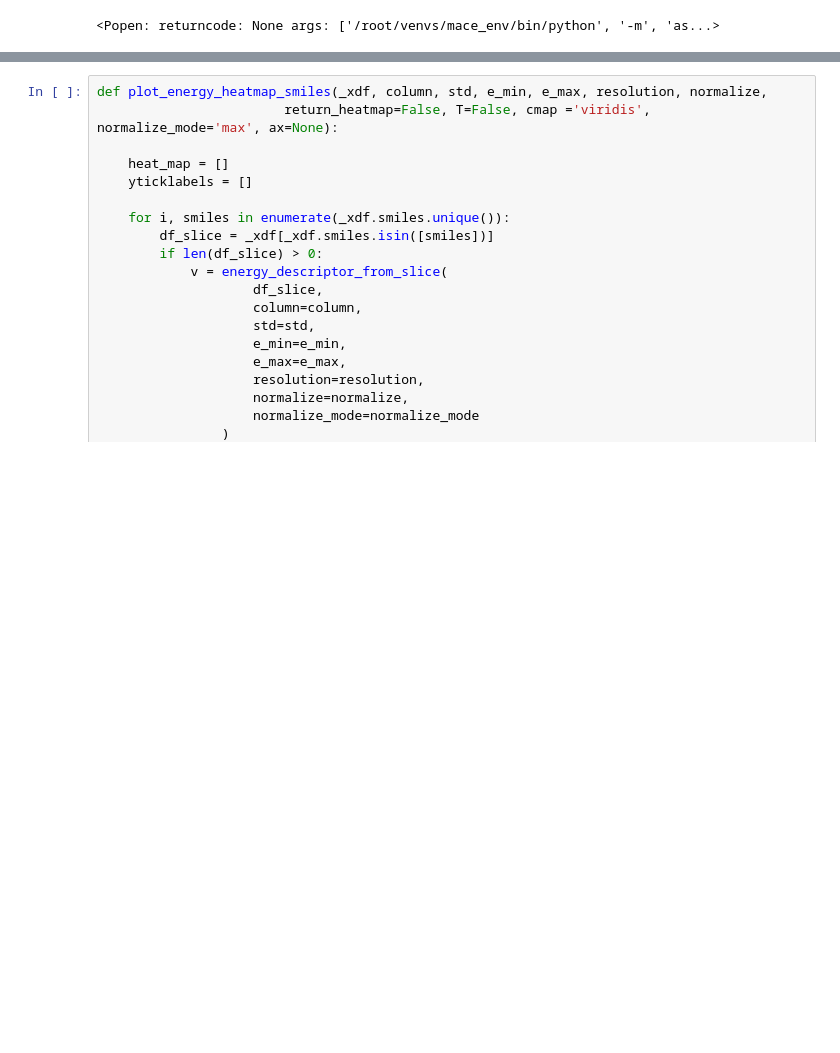
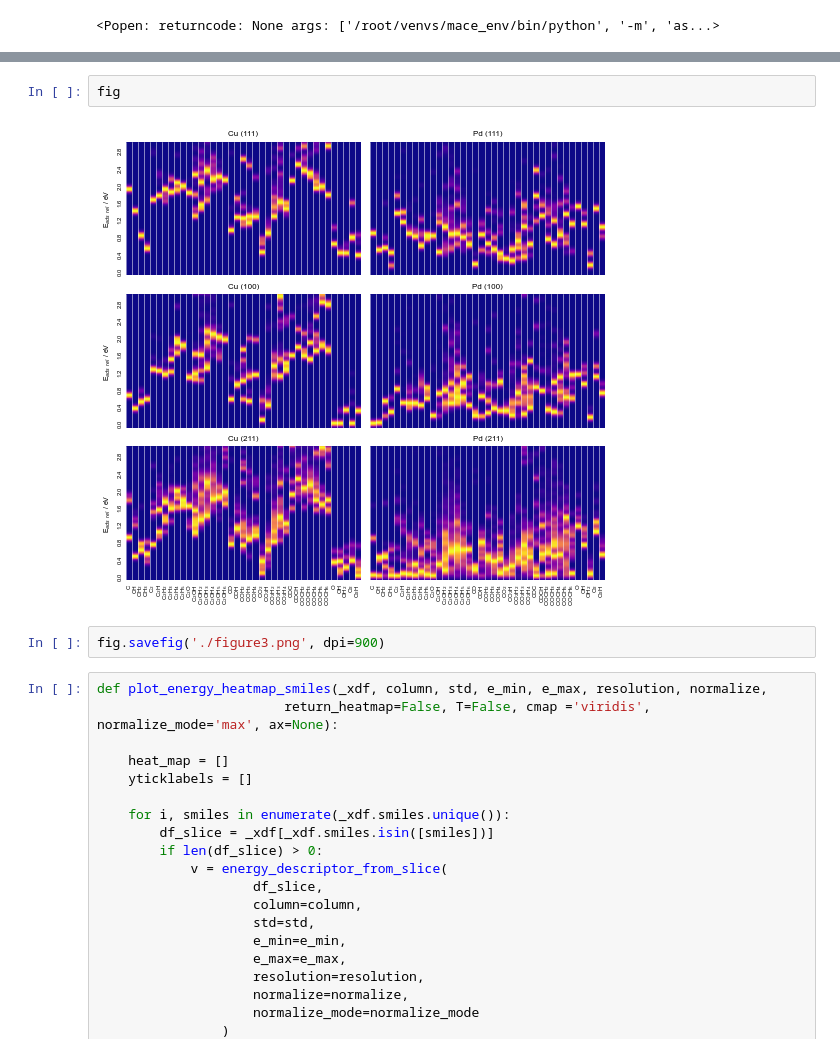
Before and after one commit to basf/autoadsorbate, a Jupyter notebook: scripts/aads_2025.ipynb, the cells around one changed output, grey strips where cells are left out. Saved outputs shown, nothing was run; the diff lists cells and outputs as text; blank space fills up the shorter version.

```diff
--- a/scripts/aads_2025.ipynb
+++ b/scripts/aads_2025.ipynb
@@ -571,3 +695,9 @@ fig.savefig('./energy_heatmap_Cu111_max_pt2.png', dpi=900)
+# %%
+fig
+# %% [output]
+[figure, added]
+# %%
+fig.savefig('./figure3.png', dpi=900)
 # %%
 def plot_energy_heatmap_smiles(_xdf, column, std, e_min, e_max, resolution, normalize,
                         return_heatmap=False, T=False, cmap ='viridis', normalize_mode='max', ax=None):
```
Also changed, not shown: parts of 52 cells of this notebook.
